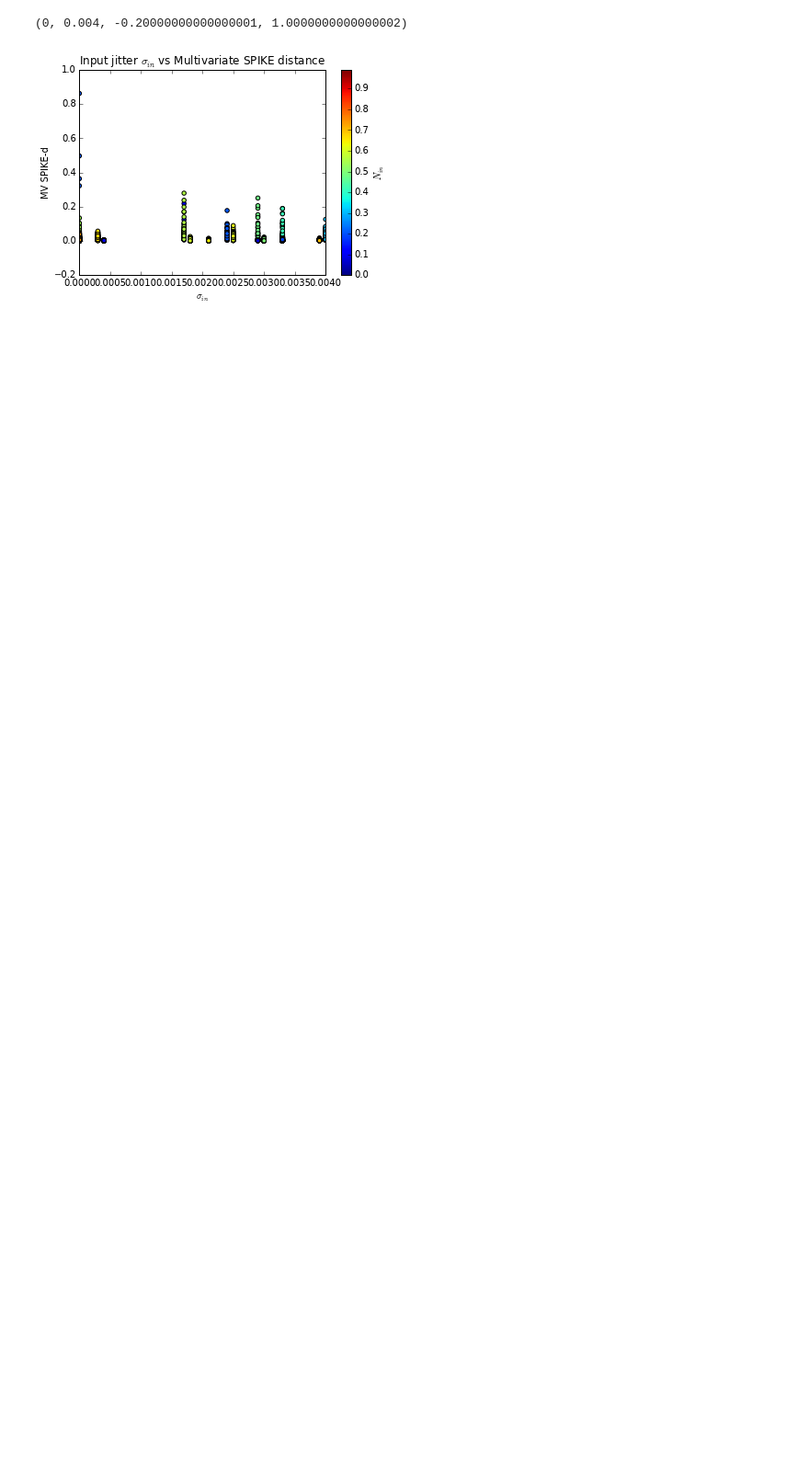
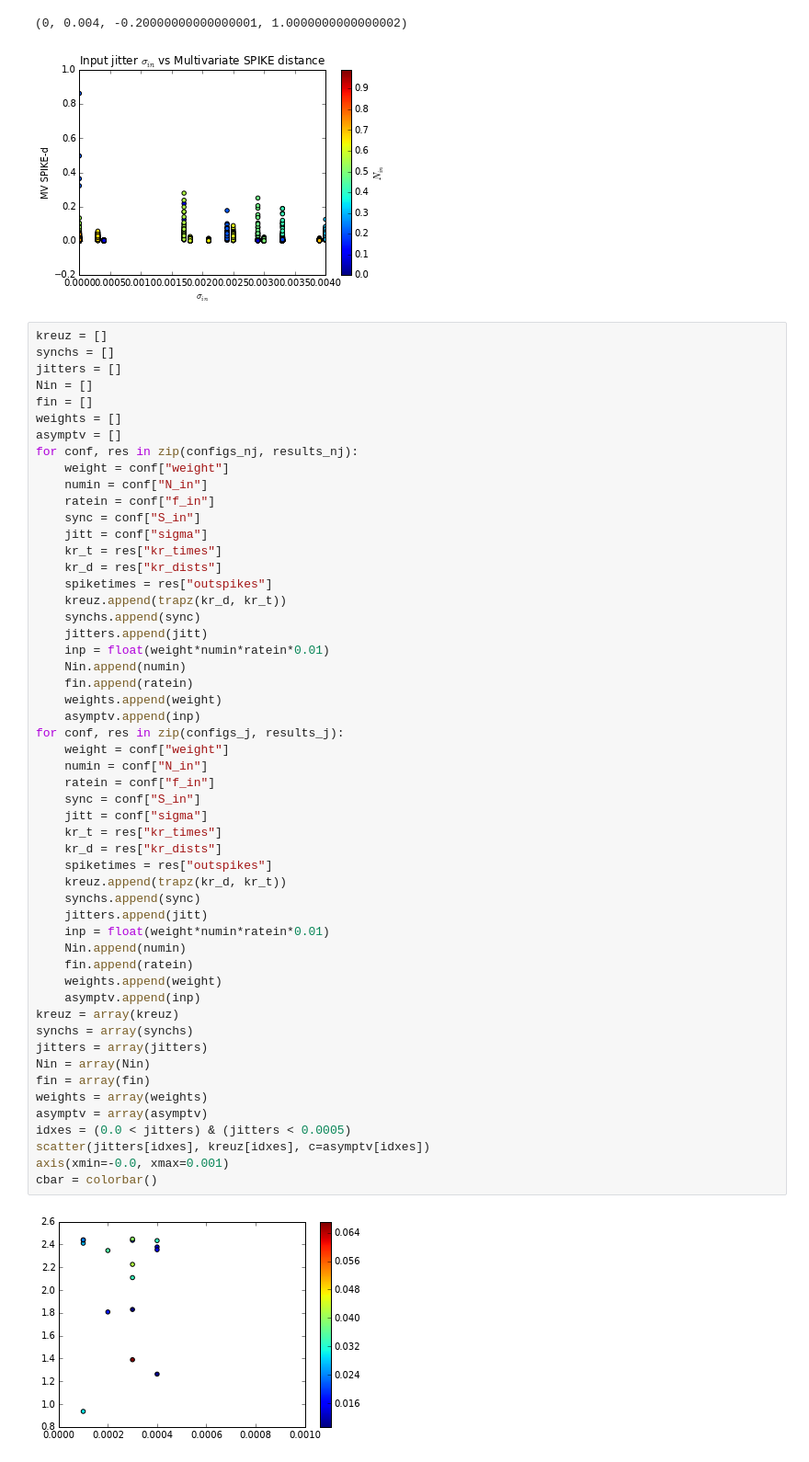
Before and after one commit to achilleas-k/slope-vs-dist-brian, a Jupyter notebook: Simulation data.ipynb, the cells around one changed output. Shown at 92% size. Saved outputs shown, nothing was run; the diff lists cells and outputs as text; blank space fills up the shorter version.

```diff
--- a/Simulation data.ipynb
+++ b/Simulation data.ipynb
@@ -723,3 +714,58 @@ axis(xmin=0, xmax=0.004)
 # %% [output]
 (0, 0.004, -0.20000000000000001, 1.0000000000000002)
 [figure]
+# %%
+kreuz = []
+synchs = []
+jitters = []
+Nin = []
+fin = []
+weights = []
+asymptv = []
+for conf, res in zip(configs_nj, results_nj):
+    weight = conf["weight"]
+    numin = conf["N_in"]
+    ratein = conf["f_in"]
+    sync = conf["S_in"]
+    jitt = conf["sigma"]
+    kr_t = res["kr_times"]
+    kr_d = res["kr_dists"]
+    spiketimes = res["outspikes"]
+    kreuz.append(trapz(kr_d, kr_t))
+    synchs.append(sync)
+    jitters.append(jitt)
+    inp = float(weight*numin*ratein*0.01)
+    Nin.append(numin)
+    fin.append(ratein)
+    weights.append(weight)
+    asymptv.append(inp)
+for conf, res in zip(configs_j, results_j):
+    weight = conf["weight"]
+    numin = conf["N_in"]
+    ratein = conf["f_in"]
+    sync = conf["S_in"]
+    jitt = conf["sigma"]
+    kr_t = res["kr_times"]
+    kr_d = res["kr_dists"]
+    spiketimes = res["outspikes"]
+    kreuz.append(trapz(kr_d, kr_t))
+    synchs.append(sync)
+    jitters.append(jitt)
+    inp = float(weight*numin*ratein*0.01)
+    Nin.append(numin)
+    fin.append(ratein)
+    weights.append(weight)
+    asymptv.append(inp)
+kreuz = array(kreuz)
+synchs = array(synchs)
+jitters = array(jitters)
+Nin = array(Nin)
+fin = array(fin)
+weights = array(weights)
+asymptv = array(asymptv)
+idxes = (0.0 < jitters) & (jitters < 0.0005)
+scatter(jitters[idxes], kreuz[idxes], c=asymptv[idxes])
+axis(xmin=-0.0, xmax=0.001)
+cbar = colorbar()
+# %% [output]
+[figure, added]
```
Also changed, not shown: parts of 1 cell of this notebook, 1 other file.
